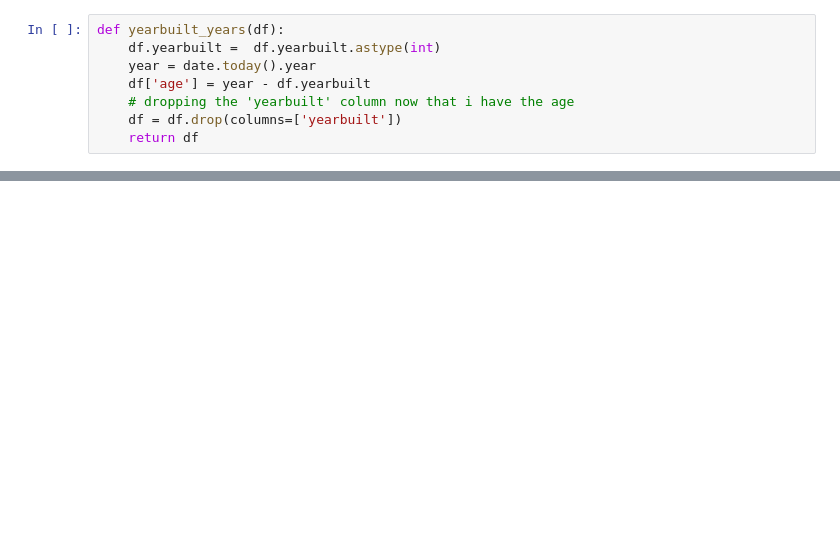
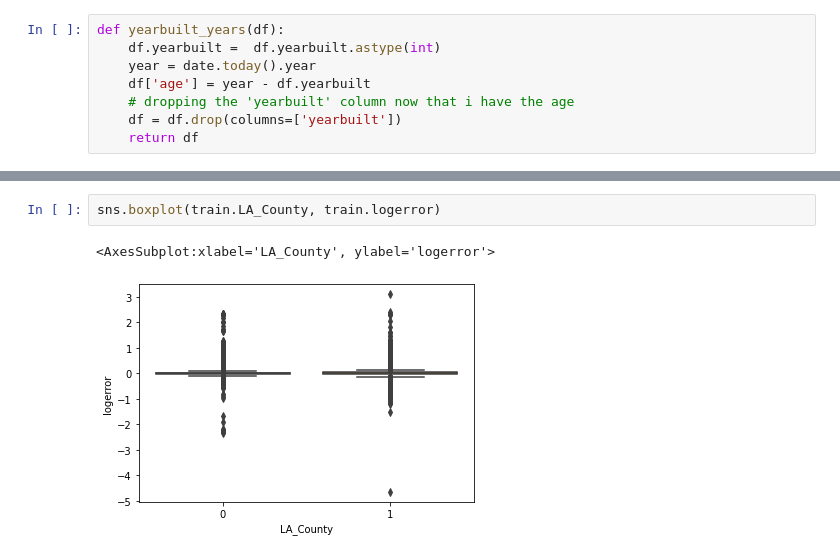
Before and after one commit to TeamOneCluster/ClusterProject, a Jupyter notebook: explore_PJ.ipynb, the cells around one changed output, grey strips where cells are left out. Saved outputs shown, nothing was run; the diff lists cells and outputs as text; blank space fills up the shorter version.

```diff
--- a/explore_PJ.ipynb
+++ b/explore_PJ.ipynb
@@ -99,0 +422,5 @@ ValueError: Cannot convert non-finite values (NA or inf) to integer
+# %%
+sns.boxplot(train.LA_County, train.logerror)
+# %% [output]
+<AxesSubplot:xlabel='LA_County', ylabel='logerror'>
+[figure, added]
```
Also changed, not shown: parts of 46 cells of this notebook.
